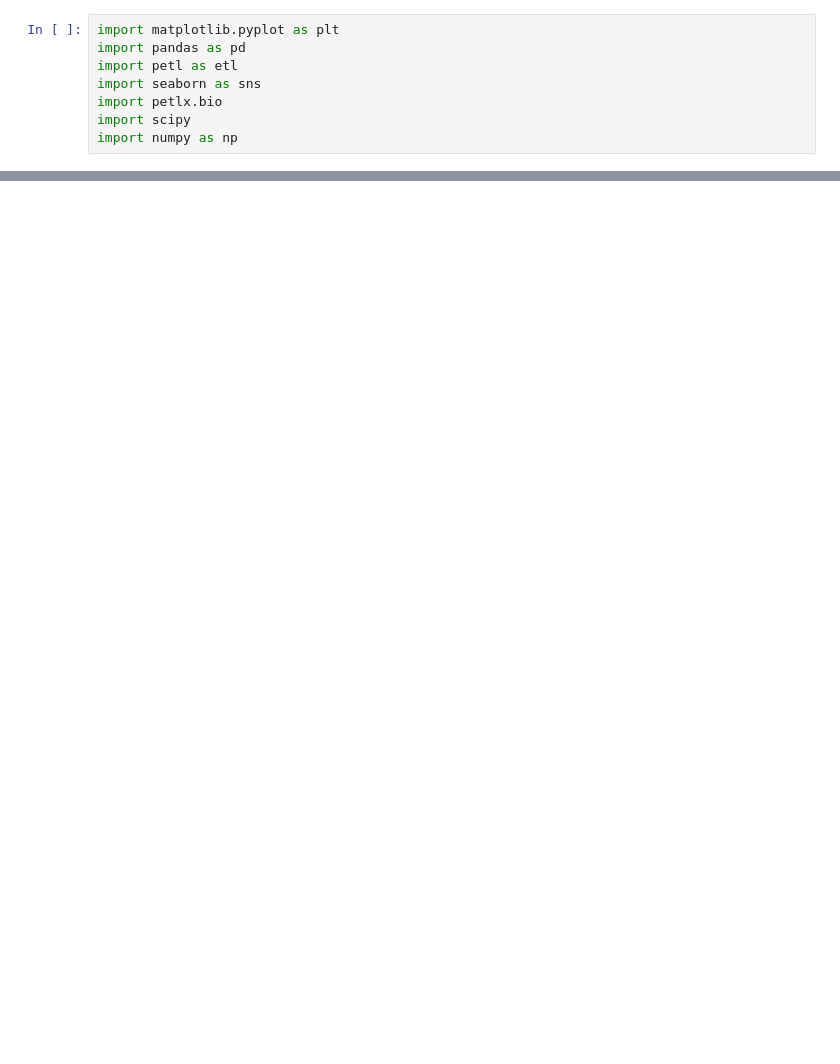
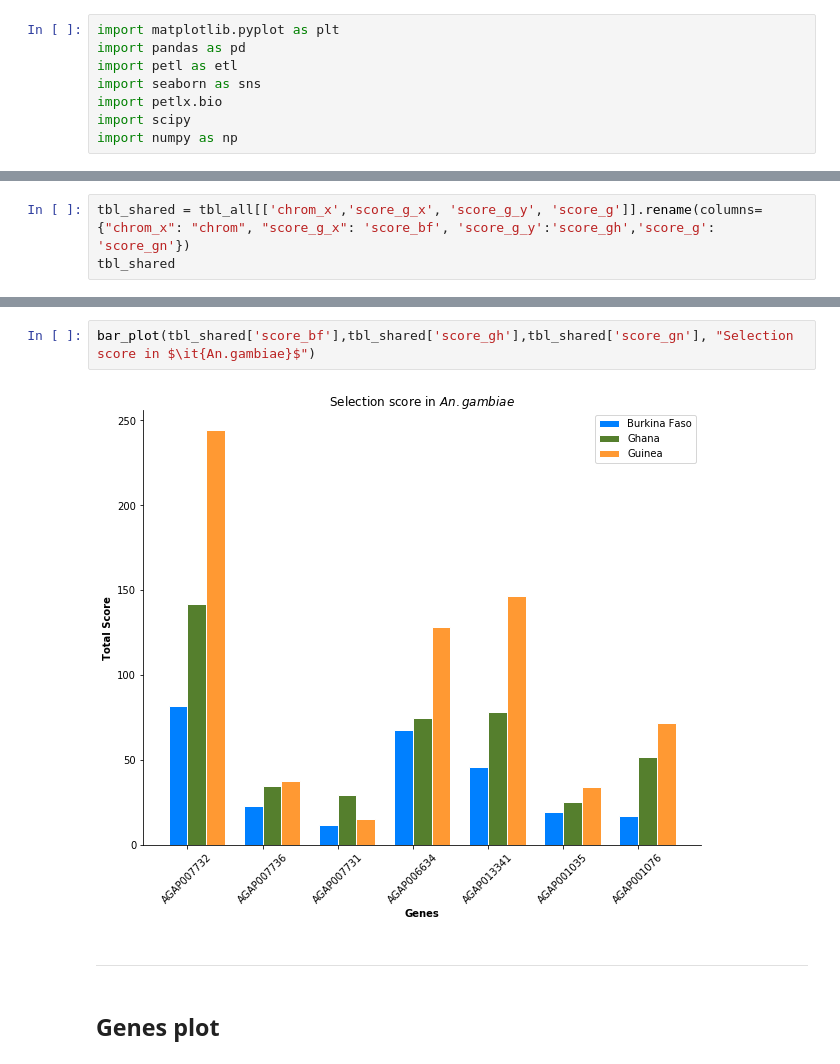
Before and after one commit to randomxsk8/notebooks, a Jupyter notebook: 10012019_putative_selection_sympatric_pops.ipynb, the cells around one changed output, grey strips where cells are left out. Drawn from its saved outputs; the diff is of its cells as text; blank space fills up the shorter version.

```diff
--- a/10012019_putative_selection_sympatric_pops.ipynb
+++ b/10012019_putative_selection_sympatric_pops.ipynb
@@ -83,0 +119,3 @@ plt.show()
+# %%
+tbl_shared = tbl_all[['chrom_x','score_g_x', 'score_g_y', 'score_g']].rename(columns={"chrom_x": "chrom", "score_g_x": 'score_bf', 'score_g_y':'score_gh','score_g': 'score_gn'})
+tbl_shared
@@ -83,0 +131,8 @@ plt.show()
+# %%
+bar_plot(tbl_shared['score_bf'],tbl_shared['score_gh'],tbl_shared['score_gn'], "Selection score in $\it{An.gambiae}$")
+# %% [output]
+[figure, added]
+# %% [markdown]
+---------------------------
+# %% [markdown]
+## Genes plot
```
Also changed, not shown: parts of 26 cells of this notebook.
